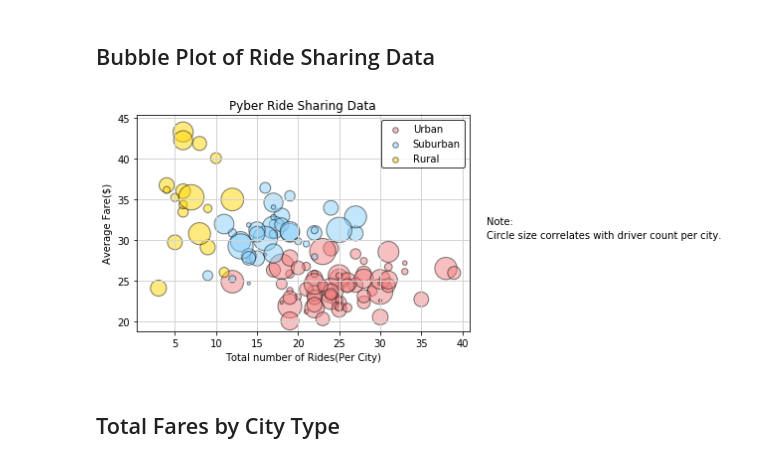
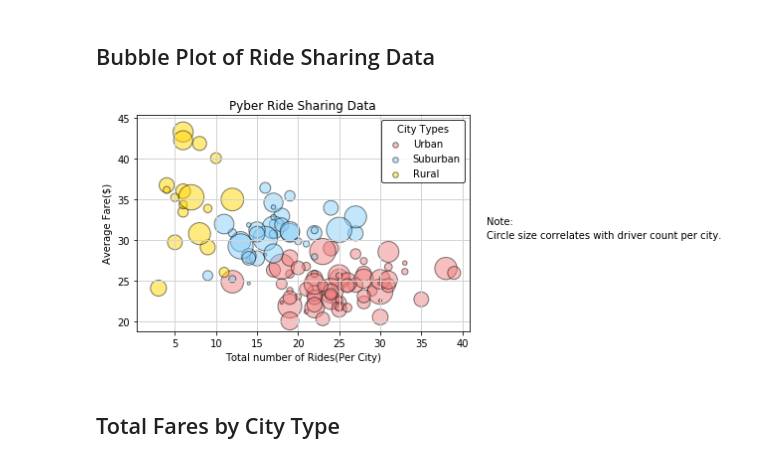
Before and after one commit to vabigdatamover/Barhorst_DataBootCamp_HW, a Jupyter notebook: Barhorst-Homework/Unit_5_Matplolib_Homework/Pyber/pyberBarhorst.ipynb, the cells around one changed output. Saved outputs shown, nothing was run; the diff lists cells and outputs as text; code cells hidden in the pictures.

```diff
--- a/Barhorst-Homework/Unit_5_Matplolib_Homework/Pyber/pyberBarhorst.ipynb
+++ b/Barhorst-Homework/Unit_5_Matplolib_Homework/Pyber/pyberBarhorst.ipynb
@@ -69,35 +69,35 @@ ax1 = urban_group.plot(kind='scatter',x='total_rides', y='avg_fare',
                        color='lightcoral', s=final_df['driver_count']*10, label = 'Urban',
                        alpha = 0.5, edgecolor = "black", linewidths = 1)
 ax2 = suburban_group.plot(kind='scatter', x='total_rides', y='avg_fare',
                           color='lightskyblue',s=final_df['driver_count']*10, label = 'Suburban',
                           alpha = 0.5, edgecolor = "black", linewidths = 1,ax=ax1)
 ax3 = rural_group.plot(kind='scatter', x='total_rides', y='avg_fare',
                        color='gold', s=final_df['driver_count']*10, label = 'Rural',
                        alpha = 0.5, edgecolor = "black", linewidths = 1,ax=ax1)
 
 #Creates a grid
 plt.grid(color='lightgray', linestyle='-', linewidth=1)
 
 #legend,best location, size of 30 otherwise bubble size changes
-lgnd = plt.legend(frameon = True, edgecolor = 'black', loc="best")
+lgnd = plt.legend(frameon = True, edgecolor = 'black', title='City Types', loc="best")
 lgnd.legendHandles[0]._sizes = [30]
 lgnd.legendHandles[1]._sizes = [30]
 lgnd.legendHandles[2]._sizes = [30]
 
 plt.xlabel("Total number of Rides(Per City)")
 plt.ylabel("Average Fare($)")
 plt.title("Pyber Ride Sharing Data")
 # Adding note on right hand side
 textstr = ('Note:')
 plt.text(.94, 0.5, textstr, fontsize=10, transform=plt.gcf().transFigure)
 textstr = ('Circle size correlates with driver count per city.')
 plt.text(.94, 0.45, textstr, fontsize=10, transform=plt.gcf().transFigure)
 # Save Figure
 plt.savefig("data/CityRideScatter.png")
 #Show
 plt.show()
 # %% [output]
-[figure, old version]
+[figure, new version]
 # %% [markdown]
 ## Total Fares by City Type
 # %%
```
Also changed, not shown: parts of 2 cells of this notebook, 2 other files.
